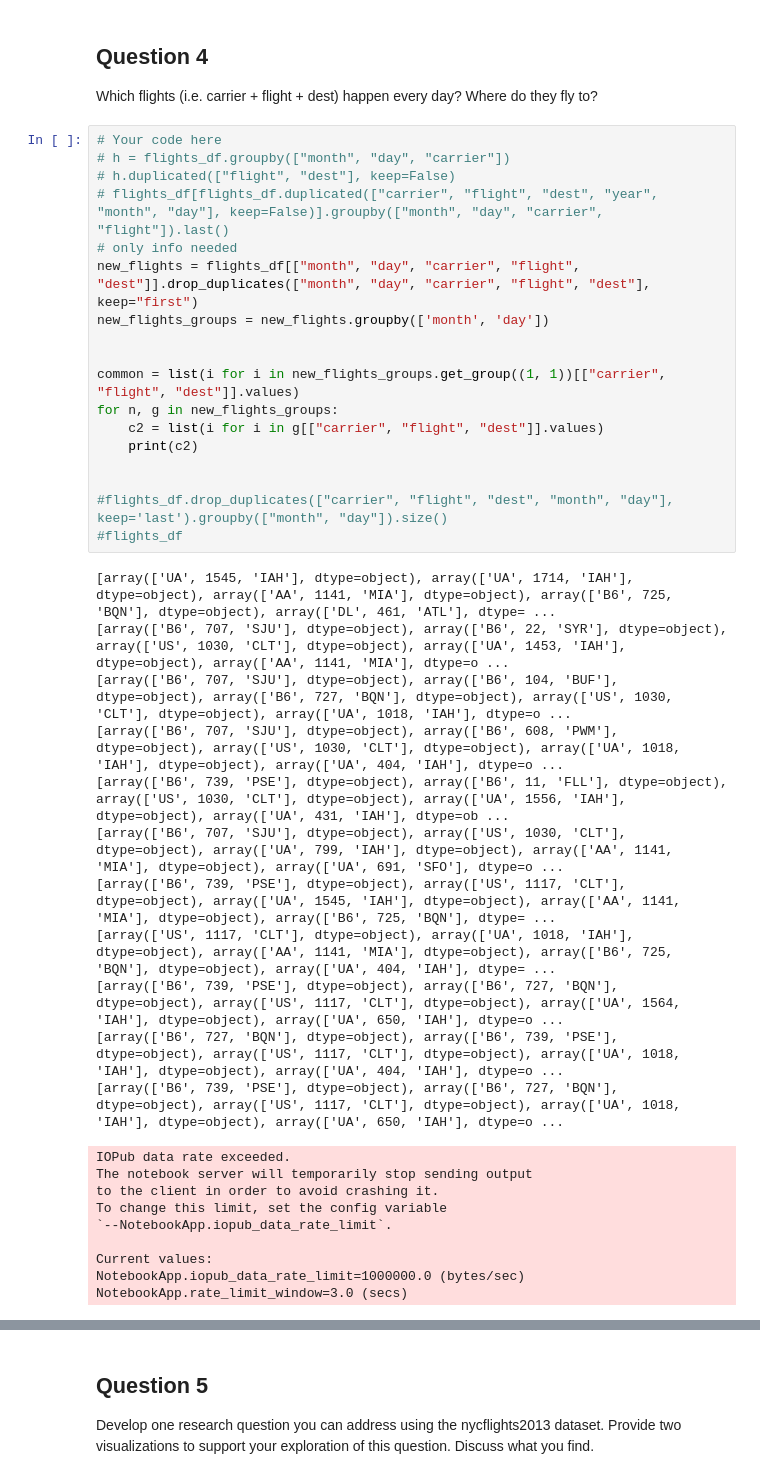
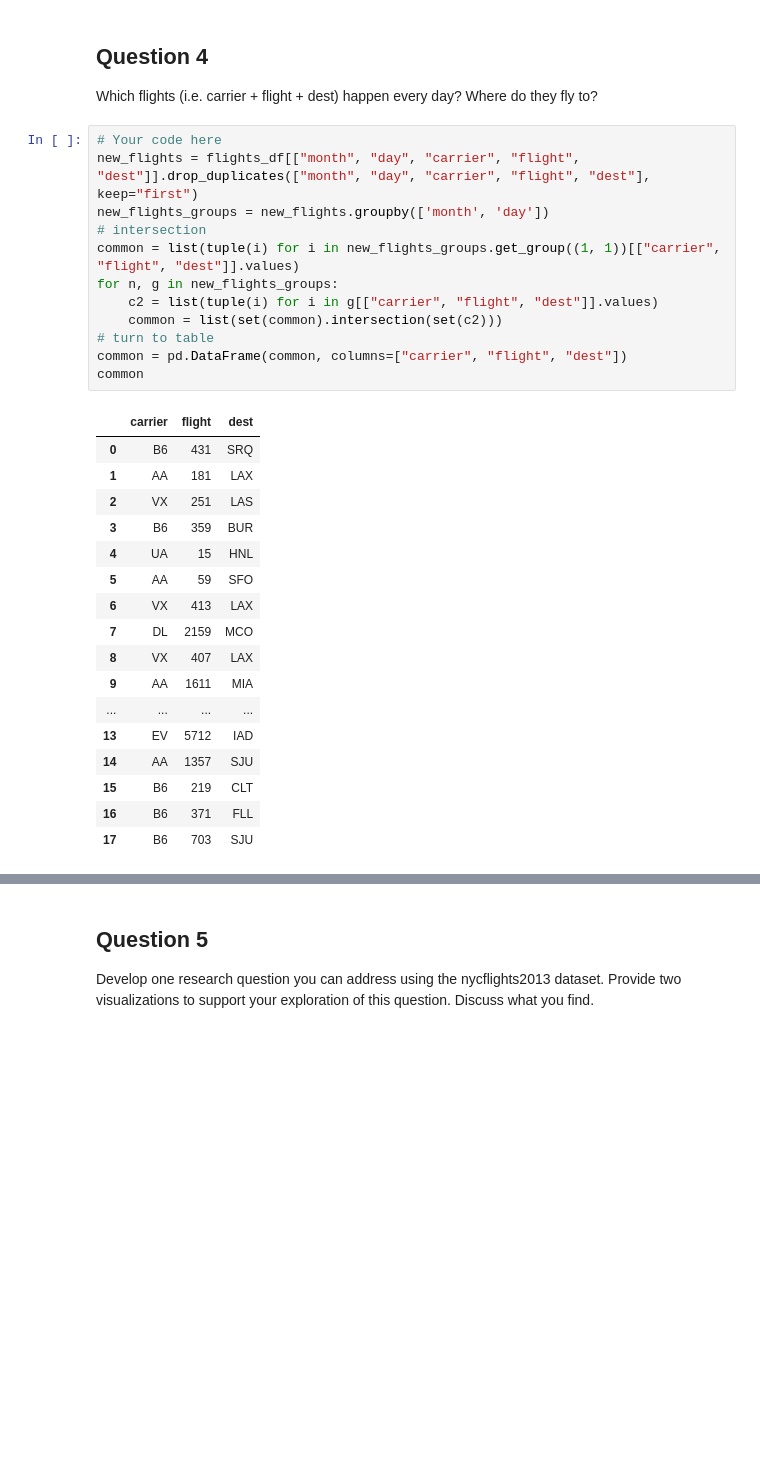
Before and after one commit to victoriajuan/371_Core_Methods_In_Data_Science, a Jupyter notebook: assignment/problem_set_1/JUAN_YIRAN_PS1.ipynb, the cells around one changed output, grey strips where cells are left out. Drawn from its saved outputs; the diff is of its cells as text; blank space fills up the shorter version.

```diff
--- a/assignment/problem_set_1/JUAN_YIRAN_PS1.ipynb
+++ b/assignment/problem_set_1/JUAN_YIRAN_PS1.ipynb
@@ -271,40 +269,31 @@ Flight DL1499 flew to ATL is the fastest flight departing NYC in 2013
 Which flights (i.e. carrier + flight + dest) happen every day? Where do they fly to?
 # %%
 # Your code here
-# h = flights_df.groupby(["month", "day", "carrier"])
-# h.duplicated(["flight", "dest"], keep=False)
-# flights_df[flights_df.duplicated(["carrier", "flight", "dest", "year", "month", "day"], keep=False)].groupby(["month", "day", "carrier", "flight"]).last()
-# only info needed
 new_flights = flights_df[["month", "day", "carrier", "flight", "dest"]].drop_duplicates(["month", "day", "carrier", "flight", "dest"], keep="first")
 new_flights_groups = new_flights.groupby(['month', 'day'])
-
-
-common = list(i for i in new_flights_groups.get_group((1, 1))[["carrier", "flight", "dest"]].values)
+# intersection
+common = list(tuple(i) for i in new_flights_groups.get_group((1, 1))[["carrier", "flight", "dest"]].values)
 for n, g in new_flights_groups:
-    c2 = list(i for i in g[["carrier", "flight", "dest"]].values)
-    print(c2)
-
-
-#flights_df.drop_duplicates(["carrier", "flight", "dest", "month", "day"], keep='last').groupby(["month", "day"]).size()
-#flights_df
+    c2 = list(tuple(i) for i in g[["carrier", "flight", "dest"]].values)
+    common = list(set(common).intersection(set(c2)))
+# turn to table
+common = pd.DataFrame(common, columns=["carrier", "flight", "dest"])
+common
 # %% [output]
-[array(['UA', 1545, 'IAH'], dtype=object), array(['UA', 1714, 'IAH'], dtype=object), array(['AA', 1141, 'MIA'], dtype=object), array(['B6', 725, 'BQN'], dtype=object), array(['DL', 461, 'ATL'], dtype= ...
-[array(['B6', 707, 'SJU'], dtype=object), array(['B6', 22, 'SYR'], dtype=object), array(['US', 1030, 'CLT'], dtype=object), array(['UA', 1453, 'IAH'], dtype=object), array(['AA', 1141, 'MIA'], dtype=o ...
-[array(['B6', 707, 'SJU'], dtype=object), array(['B6', 104, 'BUF'], dtype=object), array(['B6', 727, 'BQN'], dtype=object), array(['US', 1030, 'CLT'], dtype=object), array(['UA', 1018, 'IAH'], dtype=o ...
-[array(['B6', 707, 'SJU'], dtype=object), array(['B6', 608, 'PWM'], dtype=object), array(['US', 1030, 'CLT'], dtype=object), array(['UA', 1018, 'IAH'], dtype=object), array(['UA', 404, 'IAH'], dtype=o ...
-[array(['B6', 739, 'PSE'], dtype=object), array(['B6', 11, 'FLL'], dtype=object), array(['US', 1030, 'CLT'], dtype=object), array(['UA', 1556, 'IAH'], dtype=object), array(['UA', 431, 'IAH'], dtype=ob ...
-[array(['B6', 707, 'SJU'], dtype=object), array(['US', 1030, 'CLT'], dtype=object), array(['UA', 799, 'IAH'], dtype=object), array(['AA', 1141, 'MIA'], dtype=object), array(['UA', 691, 'SFO'], dtype=o ...
-[array(['B6', 739, 'PSE'], dtype=object), array(['US', 1117, 'CLT'], dtype=object), array(['UA', 1545, 'IAH'], dtype=object), array(['AA', 1141, 'MIA'], dtype=object), array(['B6', 725, 'BQN'], dtype= ...
-[array(['US', 1117, 'CLT'], dtype=object), array(['UA', 1018, 'IAH'], dtype=object), array(['AA', 1141, 'MIA'], dtype=object), array(['B6', 725, 'BQN'], dtype=object), array(['UA', 404, 'IAH'], dtype= ...
-[array(['B6', 739, 'PSE'], dtype=object), array(['B6', 727, 'BQN'], dtype=object), array(['US', 1117, 'CLT'], dtype=object), array(['UA', 1564, 'IAH'], dtype=object), array(['UA', 650, 'IAH'], dtype=o ...
-[array(['B6', 727, 'BQN'], dtype=object), array(['B6', 739, 'PSE'], dtype=object), array(['US', 1117, 'CLT'], dtype=object), array(['UA', 1018, 'IAH'], dtype=object), array(['UA', 404, 'IAH'], dtype=o ...
-[array(['B6', 739, 'PSE'], dtype=object), array(['B6', 727, 'BQN'], dtype=object), array(['US', 1117, 'CLT'], dtype=object), array(['UA', 1018, 'IAH'], dtype=object), array(['UA', 650, 'IAH'], dtype=o ...
-IOPub data rate exceeded.
-The notebook server will temporarily stop sending output
-to the client in order to avoid crashing it.
-To change this limit, set the config variable
-`--NotebookApp.iopub_data_rate_limit`.
-
-Current values:
-NotebookApp.iopub_data_rate_limit=1000000.0 (bytes/sec)
-NotebookApp.rate_limit_window=3.0 (secs)
+|  | carrier | flight | dest |
+| 0 | B6 | 431 | SRQ |
+| 1 | AA | 181 | LAX |
+| 2 | VX | 251 | LAS |
+| 3 | B6 | 359 | BUR |
+| 4 | UA | 15 | HNL |
+| 5 | AA | 59 | SFO |
+| 6 | VX | 413 | LAX |
+| 7 | DL | 2159 | MCO |
+| 8 | VX | 407 | LAX |
+| 9 | AA | 1611 | MIA |
+| ... | ... | ... | ... |
+| 13 | EV | 5712 | IAD |
+| 14 | AA | 1357 | SJU |
+| 15 | B6 | 219 | CLT |
+| 16 | B6 | 371 | FLL |
+| 17 | B6 | 703 | SJU |
```
Also changed, not shown: parts of 8 cells of this notebook.
